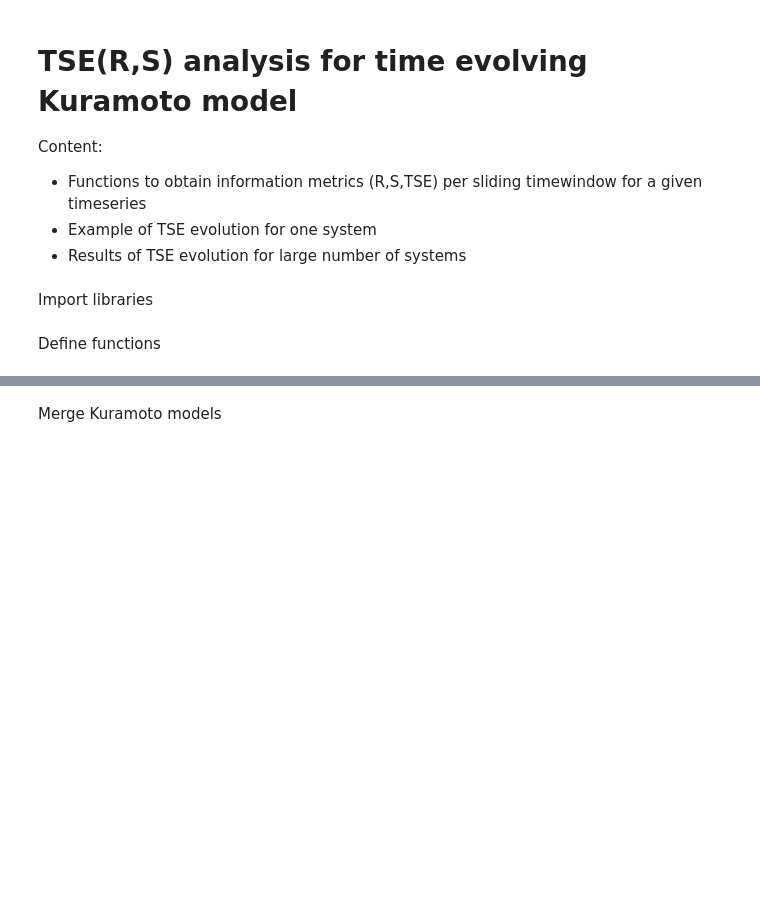
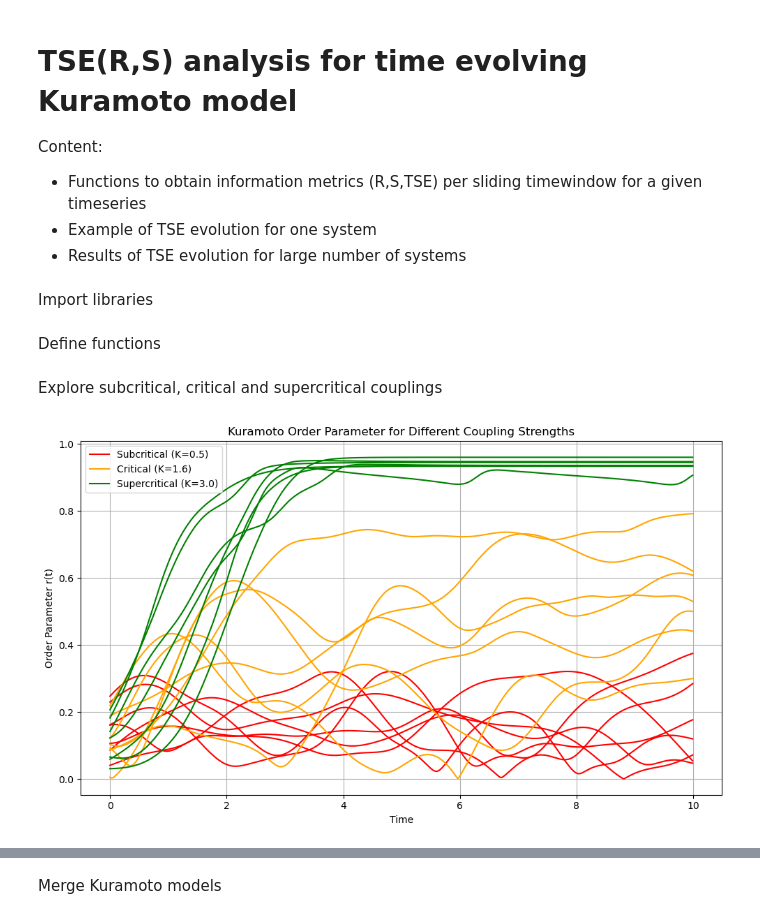
Before and after one commit to cyrilrommens/PhD_1, a Jupyter notebook: TSE_kuramoto.ipynb, the cells around one changed output, grey strips where cells are left out. Drawn from its saved outputs; the diff is of its cells as text; code cells hidden in the pictures; blank space fills up the shorter version.

Commit message:
Visualize kuramoto criticality to understand what regime we are studying

```diff
--- a/TSE_kuramoto.ipynb
+++ b/TSE_kuramoto.ipynb
@@ -251,3 +251,63 @@ def interactions_values_relative(df_input, window_size=0, window_step=0, dimensi
     df_output['R_sum'] = (df_output['R_sum'] - df_output['R_sum'].min()) / (df_output['R_sum'].max() - df_output['R_sum'].min())
 
     return df_output
+# %% [markdown]
+Explore subcritical, critical and supercritical couplings
+# %%
+# Kuramoto model differential equation
+def kuramoto(t, theta, omega, K, N):
+    dtheta = np.zeros(N)
+    for i in range(N):
+        interaction = np.sum(np.sin(theta - theta[i]))
+        dtheta[i] = omega[i] + K * interaction / N  # normalize
+    return dtheta
+
+# Compute the Kuramoto order parameter
+def compute_order_parameter(phases):
+    N = phases.shape[0]
+    return np.abs(np.sum(np.exp(1j * phases)) / N)
+
+# Simulate Kuramoto model
+def simulate_kuramoto(N, K, T=10, dt=0.01):
+    omega = np.random.normal(0, 1, N)
+    initial_phases = np.random.uniform(0, 2 * np.pi, N)
+    t_eval = np.arange(0, T, dt)
+    sol = solve_ivp(kuramoto, [0, T], initial_phases, args=(omega, K, N), t_eval=t_eval, method='RK45')
+
+    # Calculate order parameter over time
+    order_param = np.array([compute_order_parameter(sol.y[:, i]) for i in range(sol.y.shape[1])])
+
+    return sol.t, order_param
+
+# Plotting
+K_values = [0.5, 1.6, 3.0]  # subcritical, critical, supercritical
+labels = ['Subcritical (K=0.5)', 'Critical (K=1.6)', 'Supercritical (K=3.0)']
+colors = ['r', 'orange', 'green']
+
+plt.figure(figsize=(10, 6))
+
+for K, label, color in zip(K_values, labels, colors):
+    t, r = simulate_kuramoto(N=50, K=K, T=10)
+    plt.plot(t, r, color=color)
+    t, r = simulate_kuramoto(N=50, K=K, T=10)
+    plt.plot(t, r, color=color)
+    t, r = simulate_kuramoto(N=50, K=K, T=10)
+    plt.plot(t, r, color=color)
+    t, r = simulate_kuramoto(N=50, K=K, T=10)
+    plt.plot(t, r, color=color)
+    t, r = simulate_kuramoto(N=50, K=K, T=10)
+    plt.plot(t, r, color=color)
+    t, r = simulate_kuramoto(N=50, K=K, T=10)
+    plt.plot(t, r, color=color)
+    t, r = simulate_kuramoto(N=50, K=K, T=10)
+    plt.plot(t, r, label=label, color=color)
+
+plt.title("Kuramoto Order Parameter for Different Coupling Strengths")
+plt.xlabel("Time")
+plt.ylabel("Order Parameter r(t)")
+plt.legend()
+plt.grid(True)
+plt.tight_layout()
+plt.show()
+# %% [output]
+[figure, added]
```
Also changed, not shown: parts of 10 cells of this notebook.
